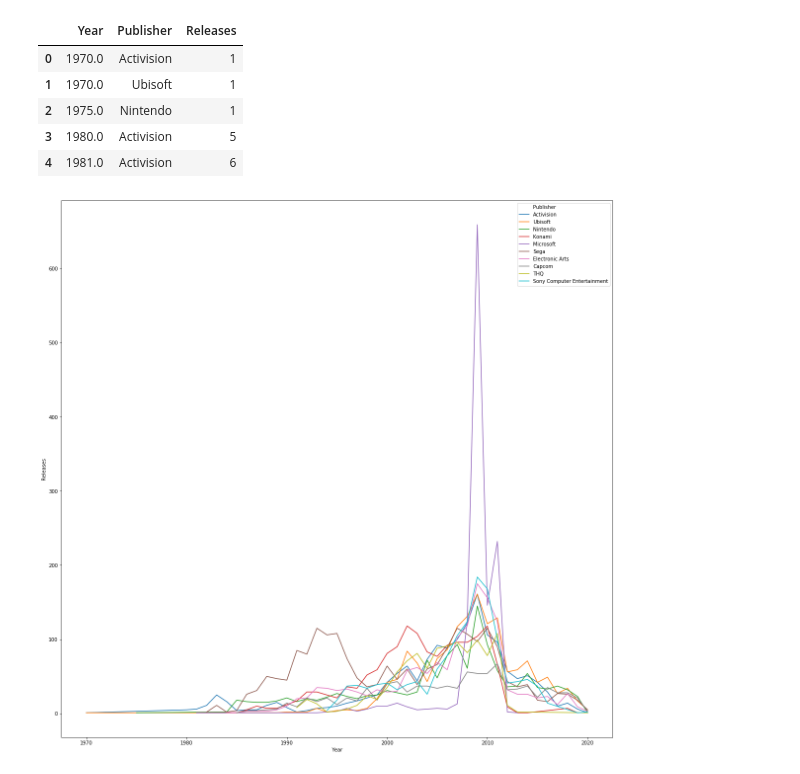
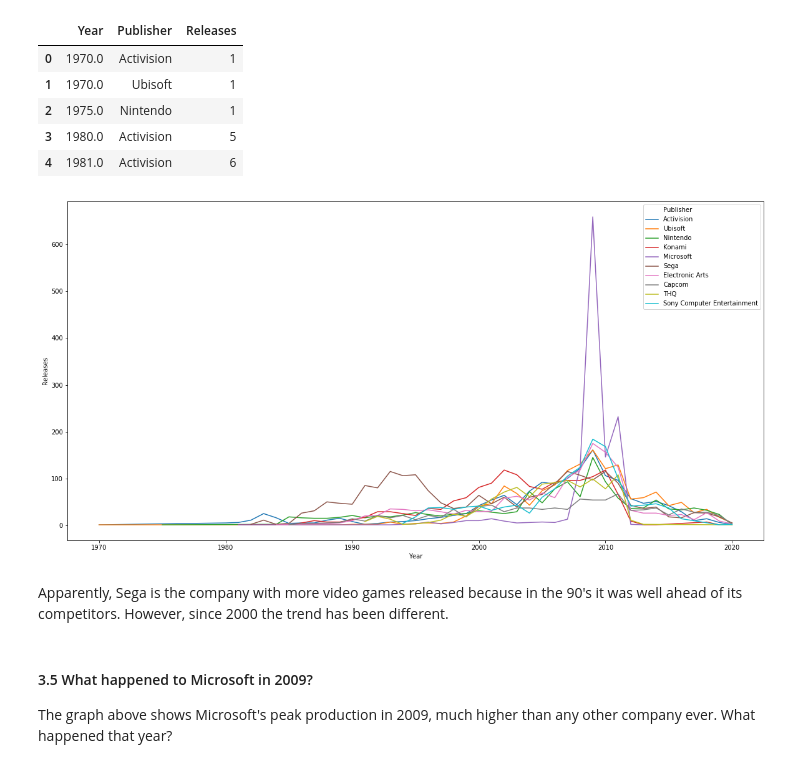
Before and after one commit to lozgarrido/waka, a Jupyter notebook: main.ipynb, the cells around one changed output. Saved outputs shown, nothing was run; the diff lists cells and outputs as text; code cells hidden in the pictures.

```diff
--- a/main.ipynb
+++ b/main.ipynb
@@ -194,10 +199,16 @@ vg_sales_top_10.head()
 | 3 | 1980.0 | Activision | 5 |
 | 4 | 1981.0 | Activision | 6 |
 # %%
-#Set size of plot
-plt.figure(figsize=(20, 20))
+#Set size of plot and draw it
+plt.figure(figsize=(20, 10))
+sns.lineplot(x='Year', y='Releases', hue='Publisher', data=vg_sales_top_10);
 
-#Draw evolutions
-sns.lineplot(x='Year', y='Releases', hue='Publisher', data=vg_sales_top_10);
+#Export the chart
+plt.savefig('output/vg_sales_top_10.png', bbox_inches='tight')
 # %% [output]
-[figure, old version]
+[figure, new version]
+# %% [markdown]
+Apparently, Sega is the company with more video games released because in the 90's it was well ahead of its competitors. However, since 2000 the trend has been different.
+# %% [markdown]
+#### 3.5 What happened to Microsoft in 2009?
+The graph above shows Microsoft's peak production in 2009, much higher than any other company ever. What happened that year?
```
Also changed, not shown: parts of 13 cells of this notebook, 8 other files.
